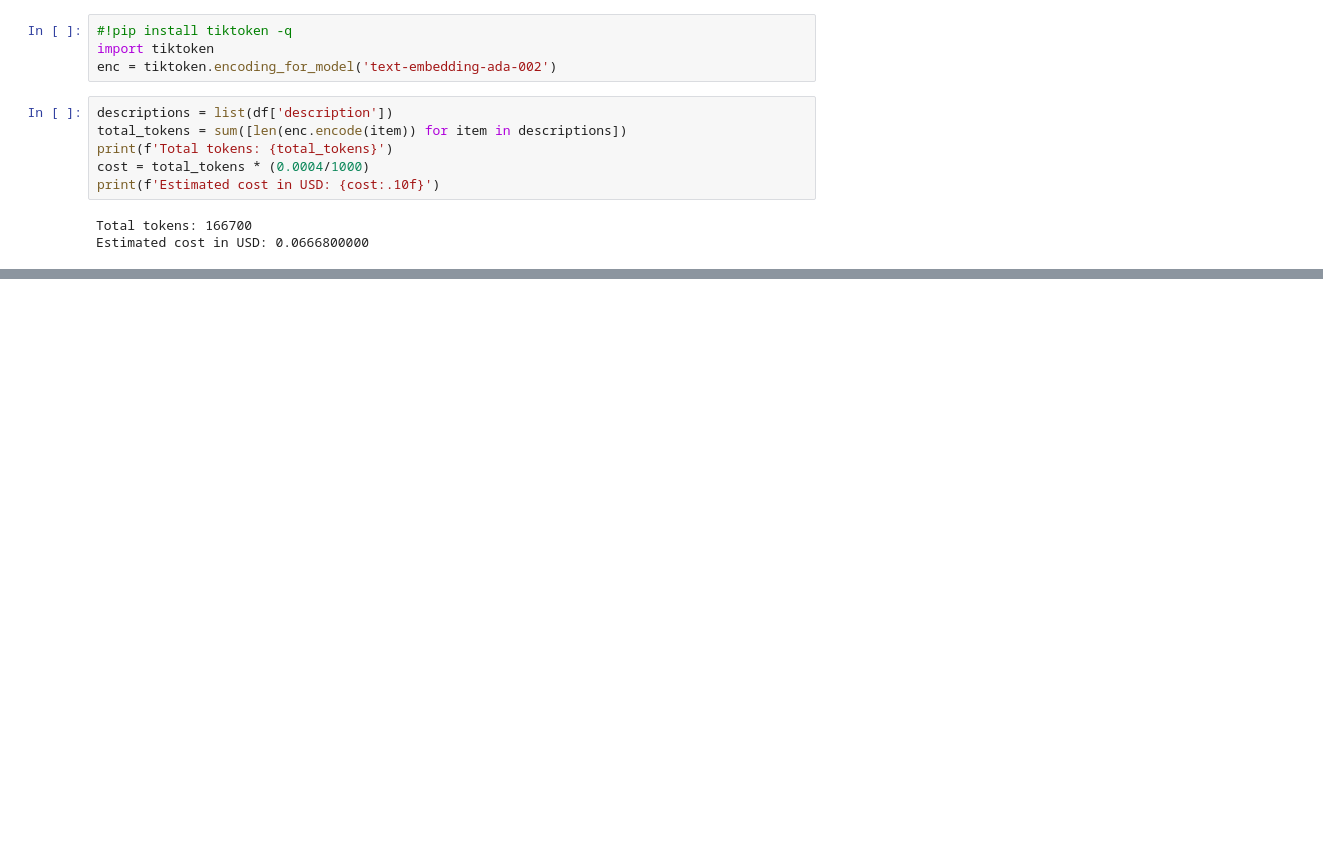
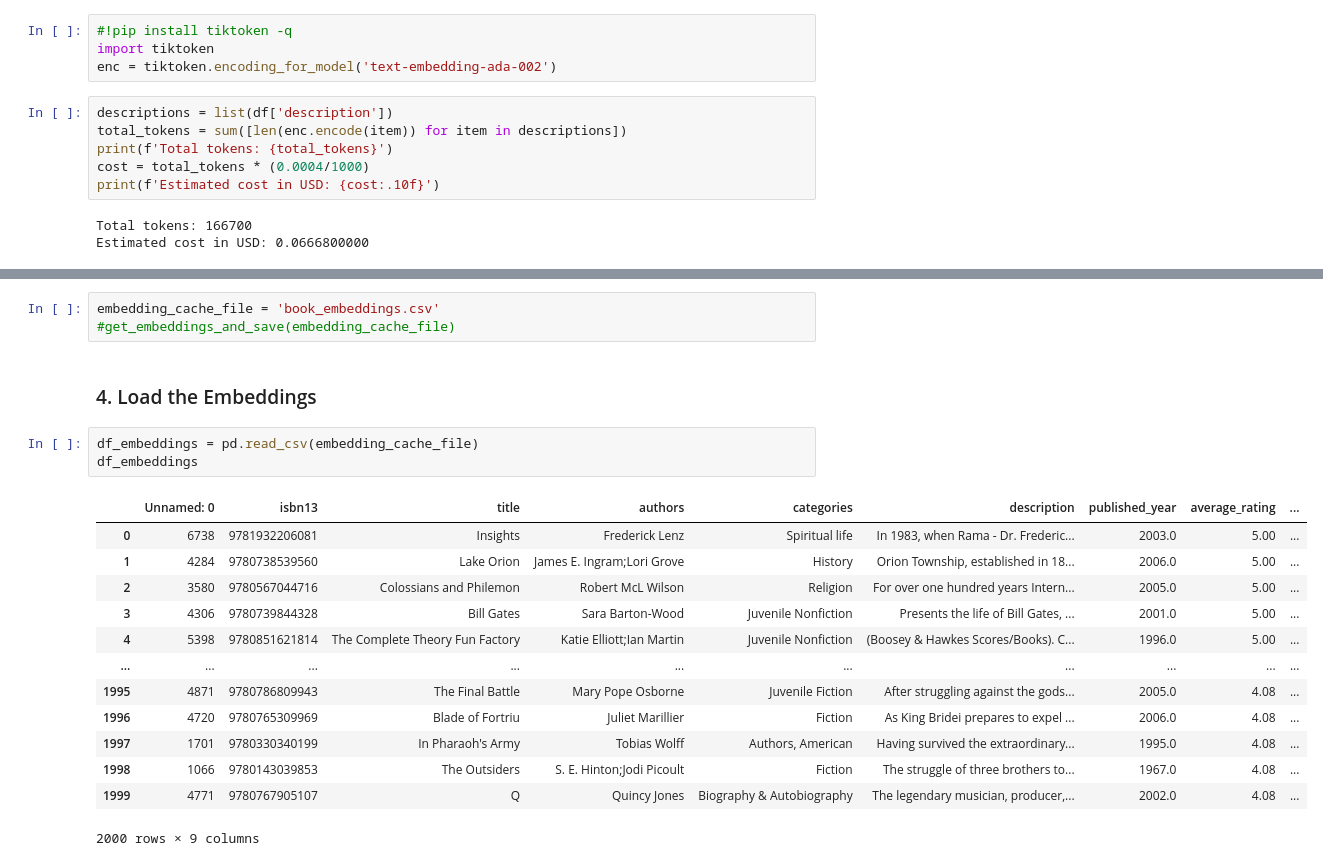
Before and after one commit to airingomore/OpenAI, a Jupyter notebook: book_recommendation/book_recommendation.ipynb, the cells around one changed output, grey strips where cells are left out. Drawn from its saved outputs; the diff is of its cells as text; blank space fills up the shorter version.

Commit message:
claculated embeddings and generated new file

```diff
--- a/book_recommendation/book_recommendation.ipynb
+++ b/book_recommendation/book_recommendation.ipynb
@@ -75,0 +74,22 @@ get_embeddings_and_save(embedding_cache_file)
+# %%
+embedding_cache_file = 'book_embeddings.csv'
+#get_embeddings_and_save(embedding_cache_file)
+# %% [markdown]
+### 4. Load the Embeddings
+# %%
+df_embeddings = pd.read_csv(embedding_cache_file)
+df_embeddings
+# %% [output]
+|  | Unnamed: 0 | isbn13 | title | authors | categories | description | published_year | average_rating | ... |
+| 0 | 6738 | 9781932206081 | Insights | Frederick Lenz | Spiritual life | In 1983, when Rama - Dr. Frederic... | 2003.0 | 5.00 | ... |
+| 1 | 4284 | 9780738539560 | Lake Orion | James E. Ingram;Lori Grove | History | Orion Township, established in 18... | 2006.0 | 5.00 | ... |
+| 2 | 3580 | 9780567044716 | Colossians and Philemon | Robert McL Wilson | Religion | For over one hundred years Intern... | 2005.0 | 5.00 | ... |
+| 3 | 4306 | 9780739844328 | Bill Gates | Sara Barton-Wood | Juvenile Nonfiction | Presents the life of Bill Gates, ... | 2001.0 | 5.00 | ... |
+| 4 | 5398 | 9780851621814 | The Complete Theory Fun Factory | Katie Elliott;Ian Martin | Juvenile Nonfiction | (Boosey & Hawkes Scores/Books). C... | 1996.0 | 5.00 | ... |
+| ... | ... | ... | ... | ... | ... | ... | ... | ... | ... |
+| 1995 | 4871 | 9780786809943 | The Final Battle | Mary Pope Osborne | Juvenile Fiction | After struggling against the gods... | 2005.0 | 4.08 | ... |
+| 1996 | 4720 | 9780765309969 | Blade of Fortriu | Juliet Marillier | Fiction | As King Bridei prepares to expel ... | 2006.0 | 4.08 | ... |
+| 1997 | 1701 | 9780330340199 | In Pharaoh's Army | Tobias Wolff | Authors, American | Having survived the extraordinary... | 1995.0 | 4.08 | ... |
+| 1998 | 1066 | 9780143039853 | The Outsiders | S. E. Hinton;Jodi Picoult | Fiction | The struggle of three brothers to... | 1967.0 | 4.08 | ... |
+| 1999 | 4771 | 9780767905107 | Q | Quincy Jones | Biography & Autobiography | The legendary musician, producer,... | 2002.0 | 4.08 | ... |
+2000 rows × 9 columns
```
Also changed, not shown: parts of 7 cells of this notebook, 1 other file.
